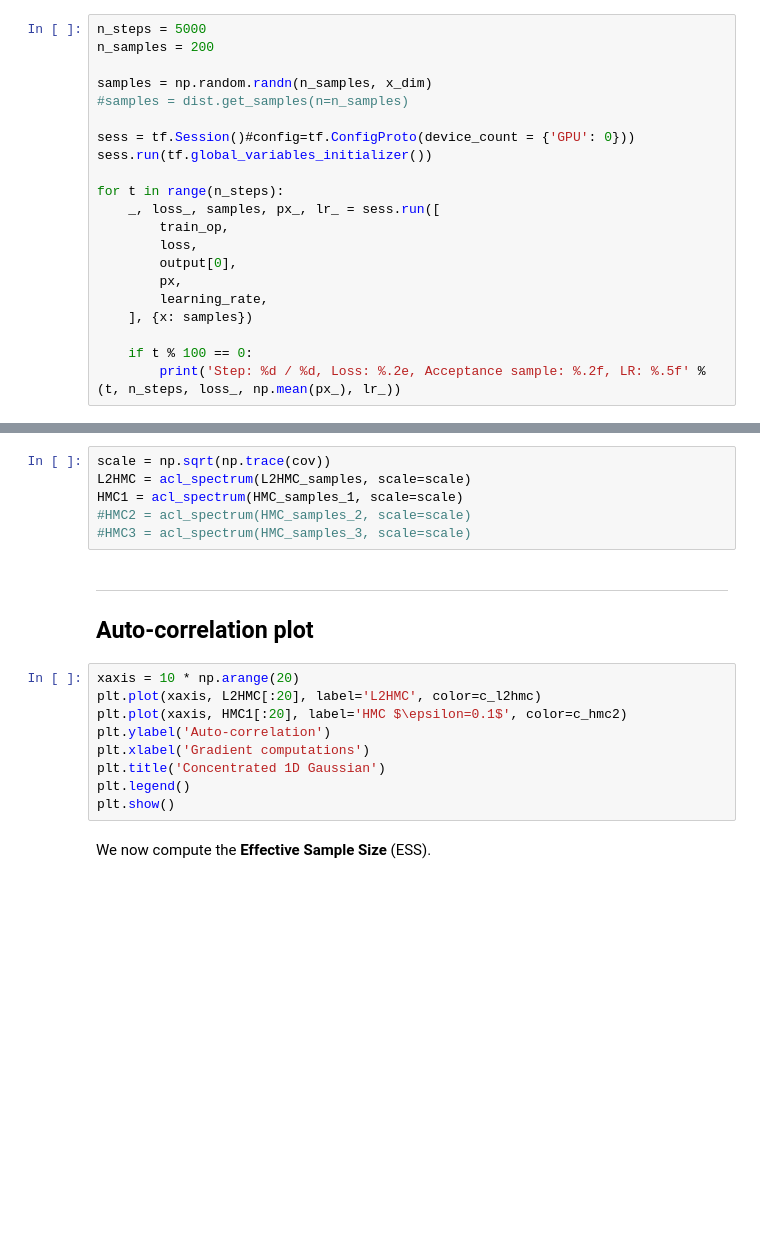
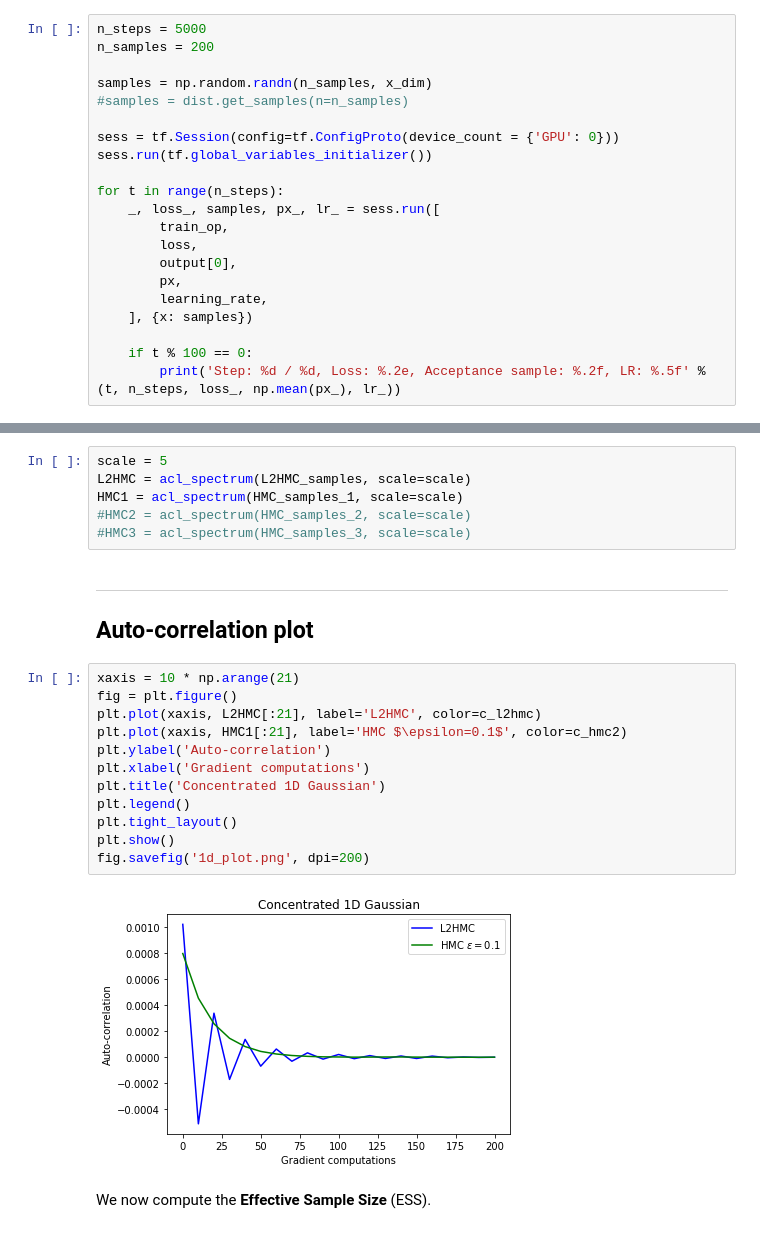
Before and after one commit to joeylitalien/l2hmc, a Jupyter notebook: experiments/Concentrated1DGaussian.ipynb, the cells around one changed output, grey strips where cells are left out. Cells and saved outputs as stored; diff of their text form; blank space fills up the shorter version.

```diff
--- a/experiments/Concentrated1DGaussian.ipynb
+++ b/experiments/Concentrated1DGaussian.ipynb
@@ -136,7 +136,7 @@ n_samples = 200
 samples = np.random.randn(n_samples, x_dim)
 #samples = dist.get_samples(n=n_samples)
 
-sess = tf.Session()#config=tf.ConfigProto(device_count = {'GPU': 0}))
+sess = tf.Session(config=tf.ConfigProto(device_count = {'GPU': 0}))
 sess.run(tf.global_variables_initializer())
 
 for t in range(n_steps):
@@ -180,7 +193,7 @@ HMC_samples_1 = get_hmc_samples(x_dim, 0.1, energy_fct, sess, steps=2000, sample
 #HMC_samples_2 = get_hmc_samples(x_dim, 0.1, energy_fct, sess, steps=2000, samples=samples)
 #HMC_samples_3 = get_hmc_samples(x_dim, 0.125, energy_fct, sess, steps=2000, samples=samples)
 # %%
-scale = np.sqrt(np.trace(cov))
+scale = 5
 L2HMC = acl_spectrum(L2HMC_samples, scale=scale)
 HMC1 = acl_spectrum(HMC_samples_1, scale=scale)
 #HMC2 = acl_spectrum(HMC_samples_2, scale=scale)
@@ -189,14 +202,19 @@ HMC1 = acl_spectrum(HMC_samples_1, scale=scale)
 ---
 ## Auto-correlation plot
 # %%
-xaxis = 10 * np.arange(20)
-plt.plot(xaxis, L2HMC[:20], label='L2HMC', color=c_l2hmc)
-plt.plot(xaxis, HMC1[:20], label='HMC $\epsilon=0.1$', color=c_hmc2)
+xaxis = 10 * np.arange(21)
+fig = plt.figure()
+plt.plot(xaxis, L2HMC[:21], label='L2HMC', color=c_l2hmc)
+plt.plot(xaxis, HMC1[:21], label='HMC $\epsilon=0.1$', color=c_hmc2)
 plt.ylabel('Auto-correlation')
 plt.xlabel('Gradient computations')
 plt.title('Concentrated 1D Gaussian')
 plt.legend()
+plt.tight_layout()
 plt.show()
+fig.savefig('1d_plot.png', dpi=200)
+# %% [output]
+[figure, added]
 # %% [markdown]
 We now compute the **Effective Sample Size** (ESS).
 # %%
```
Also changed, not shown: parts of 3 cells of this notebook, 2 other files.
